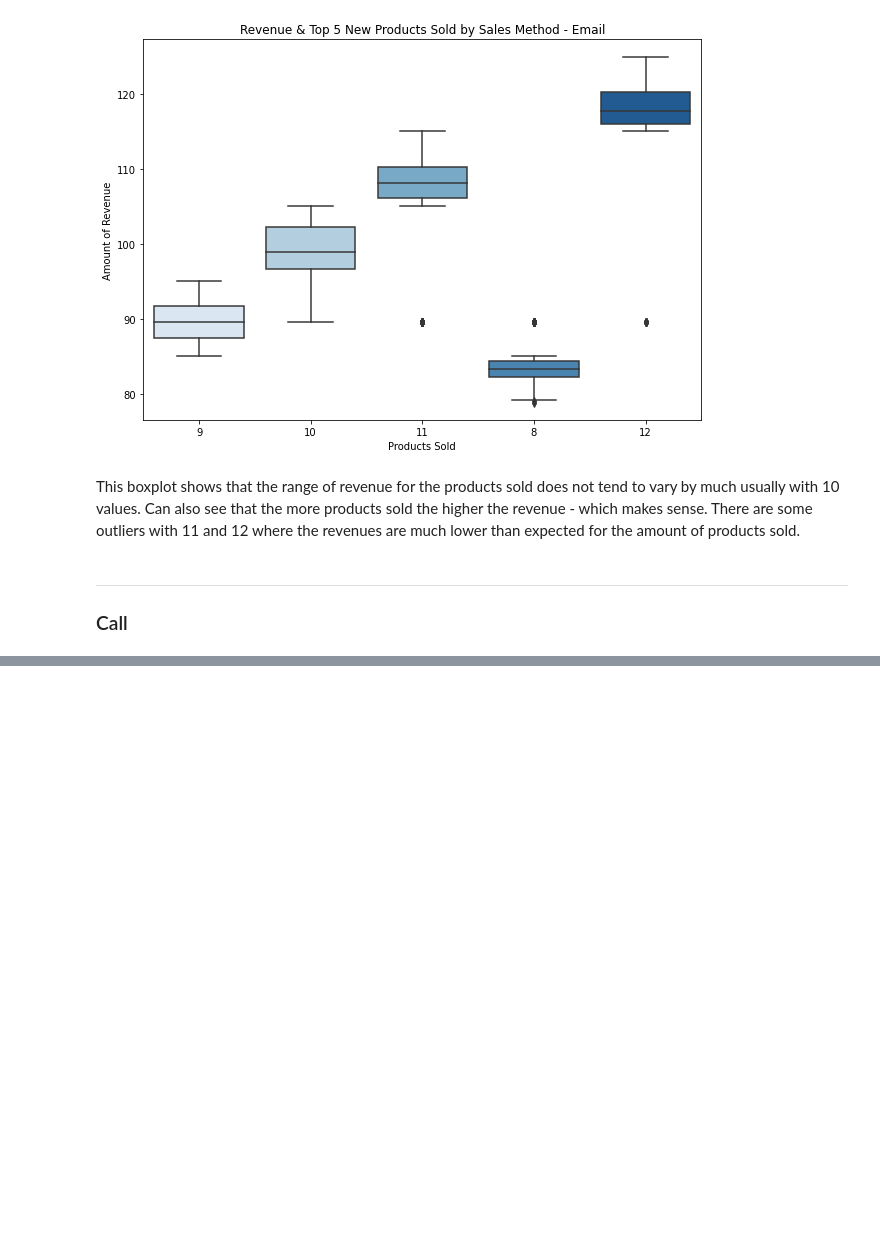
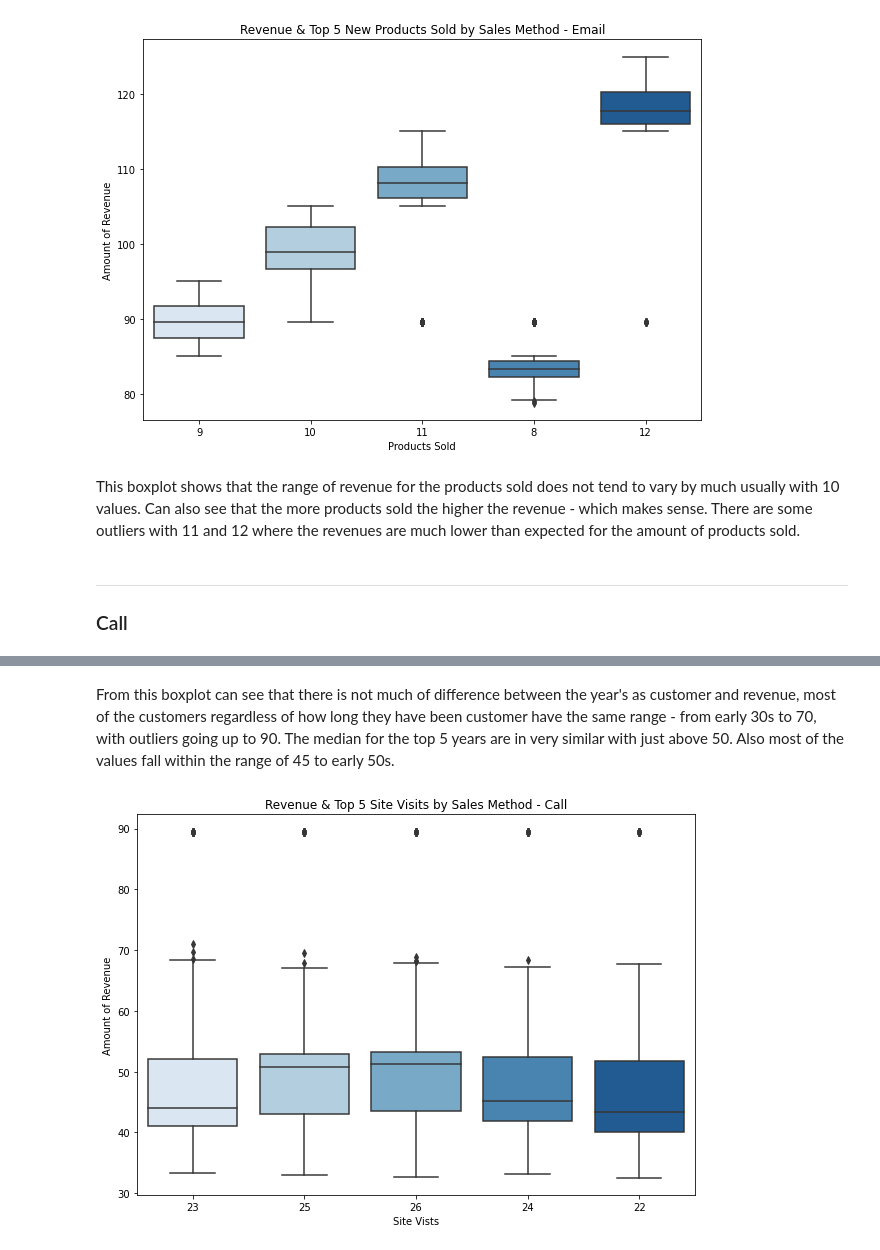
Before and after one commit to tvrjuana/product-sales, a Jupyter notebook: notebook.ipynb, the cells around one changed output, grey strips where cells are left out. Drawn from its saved outputs; the diff is of its cells as text; code cells hidden in the pictures; blank space fills up the shorter version.

```diff
--- a/notebook.ipynb
+++ b/notebook.ipynb
@@ -781,0 +794,11 @@ hello.head()
+# %% [markdown]
+From this boxplot can see that there is not much of difference between the year's as customer and revenue, most of the customers regardless of how long they have been customer have the same range - from early 30s to 70, with outliers going up to 90. The median for the top 5 years are in very similar with just above 50. Also most of the values fall within the range of 45 to early 50s.
+# %%
+#boxplot for nb_site_visits by revenue sales method - Call
+plt.figure(figsize=(10,7))
+sns.boxplot(data=call, x='nb_site_visits', y='revenue', order=call.nb_site_visits.value_counts().iloc[:5].index, palette="Blues")
+plt.xlabel('Site Vists')
+plt.ylabel('Amount of Revenue')
+plt.title('Revenue & Top 5 Site Visits by Sales Method - Call');
+# %% [output]
+[figure, added]
```
Also changed, not shown: parts of 61 cells of this notebook.
